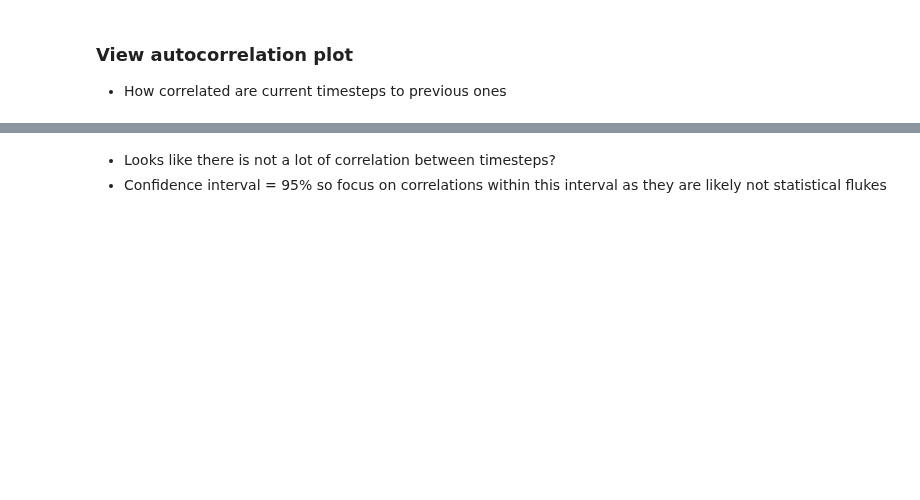
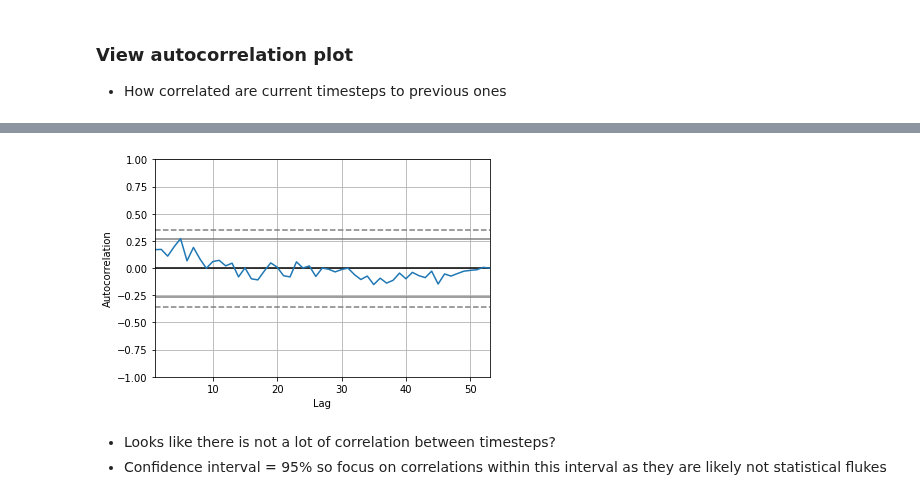
Before and after one commit to smannan/LIFXBulbAnalysis, a Jupyter notebook: SmartBulbARIMAModel.ipynb, the cells around one changed output, grey strips where cells are left out. Cells and saved outputs as stored; diff of their text form; code cells hidden in the pictures; blank space fills up the shorter version.

```diff
--- a/SmartBulbARIMAModel.ipynb
+++ b/SmartBulbARIMAModel.ipynb
@@ -100,3 +131,9 @@ plt.show()
+# %%
+from pandas.plotting import autocorrelation_plot
+autocorrelation_plot(bulb_data_daily_aggd[['cost_per_bulb']])
+plt.show()
+# %% [output]
+[figure, added]
 # %% [markdown]
 - Looks like there is not a lot of correlation between timesteps?
 - Confidence interval = 95% so focus on correlations within this interval as they are likely not statistical flukes
```
Also changed, not shown: parts of 21 cells of this notebook.
